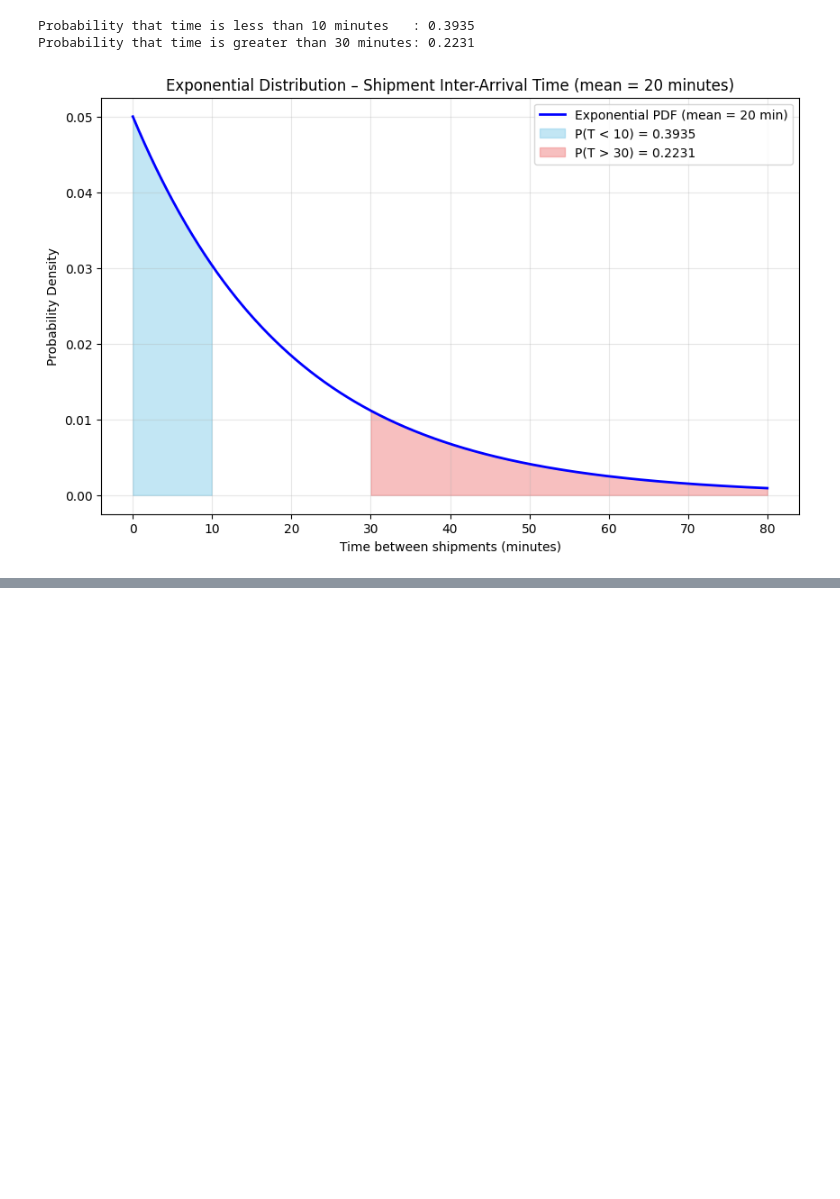
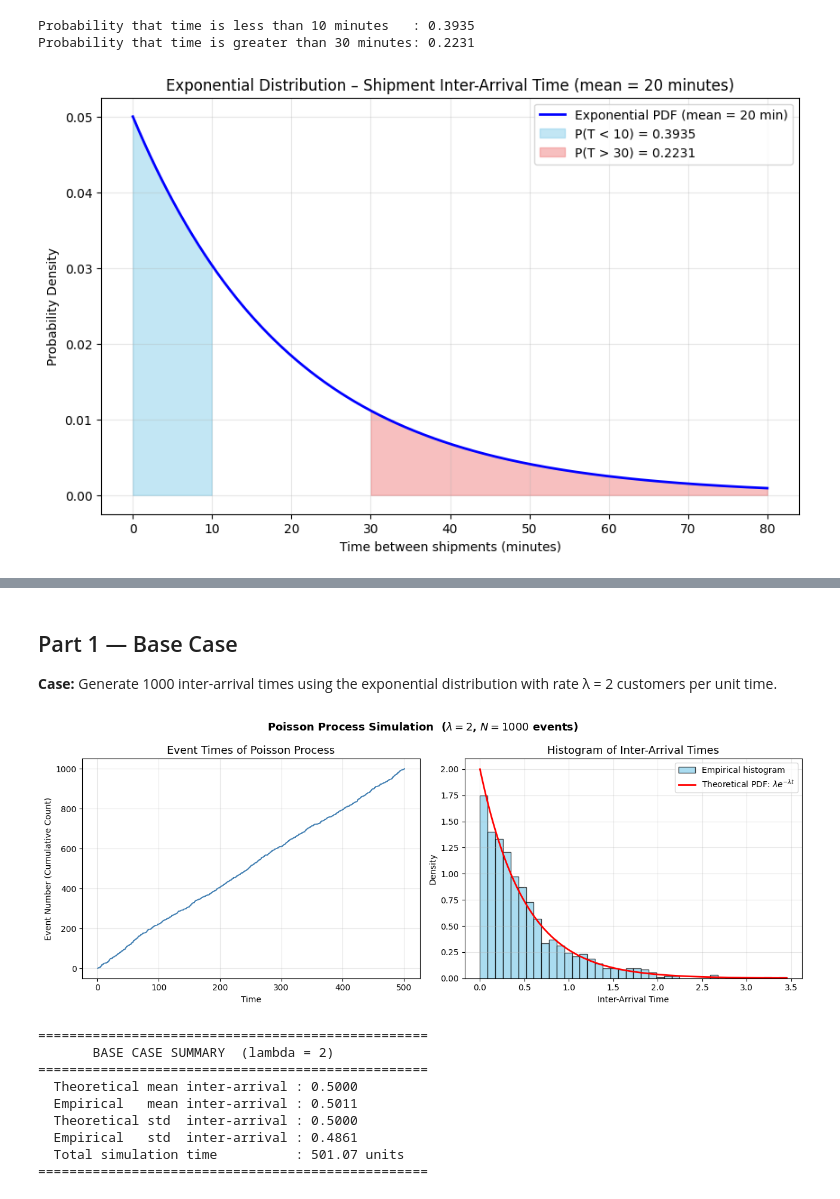
Before and after one commit to princz003/S4lab_data, a Jupyter notebook: Probability&Random_process_for_eng_maths.ipynb, the cells around one changed output, grey strips where cells are left out. Saved outputs shown, nothing was run; the diff lists cells and outputs as text; code cells hidden in the pictures; blank space fills up the shorter version.

```diff
--- a/Probability&Random_process_for_eng_maths.ipynb
+++ b/Probability&Random_process_for_eng_maths.ipynb
@@ -2943,0 +3402,76 @@ Probability that time is greater than 30 minutes: 0.2231
+# %% [markdown]
+## Part 1 — Base Case
+**Case:** Generate 1000 inter-arrival times using the exponential distribution with rate λ = 2 customers per unit time.
+# %%
+import numpy as np
+import matplotlib.pyplot as plt
+
+# ================== Parameters ==================
+lambda_rate = 2       # Arrival rate (customers per unit time)
+num_events  = 1000    # Number of arrivals
+
+# ================== Generate Inter-Arrival Times ==================
+# Exponential distribution with mean = 1/lambda
+inter_arrival_times = np.random.exponential(scale=1/lambda_rate,
+                                             size=num_events)
+
+# ================== Compute Event Times ==================
+# Cumulative sum gives the actual arrival timestamps
+event_times = np.cumsum(inter_arrival_times)
+
+# ================== Plotting ==================
+fig, axes = plt.subplots(1, 2, figsize=(13, 5))
+
+# --- Left: Step plot of event times ---
+axes[0].plot(event_times, np.arange(1, num_events + 1),
+             drawstyle='steps-post', color='steelblue', linewidth=1.2)
+axes[0].set_title('Event Times of Poisson Process', fontsize=13)
+axes[0].set_xlabel('Time')
+axes[0].set_ylabel('Event Number (Cumulative Count)')
+axes[0].grid(True, alpha=0.3)
+
+# --- Right: Histogram with theoretical PDF overlay ---
+axes[1].hist(inter_arrival_times, bins=40, density=True,
+             alpha=0.7, color='skyblue', edgecolor='black',
+             label='Empirical histogram')
+
+# Overlay theoretical exponential PDF
+t_pdf = np.linspace(0, inter_arrival_times.max(), 300)
+pdf   = lambda_rate * np.exp(-lambda_rate * t_pdf)
+axes[1].plot(t_pdf, pdf, 'r-', linewidth=2,
+             label=r'Theoretical PDF: $\lambda e^{-\lambda t}$')
+
+axes[1].set_title('Histogram of Inter-Arrival Times', fontsize=13)
+axes[1].set_xlabel('Inter-Arrival Time')
+axes[1].set_ylabel('Density')
+axes[1].legend()
+axes[1].grid(True, alpha=0.3)
+
+fig.suptitle(
+    r'Poisson Process Simulation  ($\lambda = 2$, $N = 1000$ events)',
+    fontsize=13, fontweight='bold'
+)
+plt.tight_layout()
+plt.show()
+
+# ================== Summary Statistics ==================
+print("=" * 50)
+print("       BASE CASE SUMMARY  (lambda = 2)")
+print("=" * 50)
+print(f"  Theoretical mean inter-arrival : {1/lambda_rate:.4f}")
+print(f"  Empirical   mean inter-arrival : {np.mean(inter_arrival_times):.4f}")
+print(f"  Theoretical std  inter-arrival : {1/lambda_rate:.4f}")
+print(f"  Empirical   std  inter-arrival : {np.std(inter_arrival_times):.4f}")
+print(f"  Total simulation time          : {event_times[-1]:.2f} units")
+print("=" * 50)
+# %% [output]
+[figure, added]
+==================================================
+       BASE CASE SUMMARY  (lambda = 2)
+==================================================
+  Theoretical mean inter-arrival : 0.5000
+  Empirical   mean inter-arrival : 0.5011
+  Theoretical std  inter-arrival : 0.5000
+  Empirical   std  inter-arrival : 0.4861
+  Total simulation time          : 501.07 units
+==================================================
```
Also changed, not shown: parts of 16 cells of this notebook.
